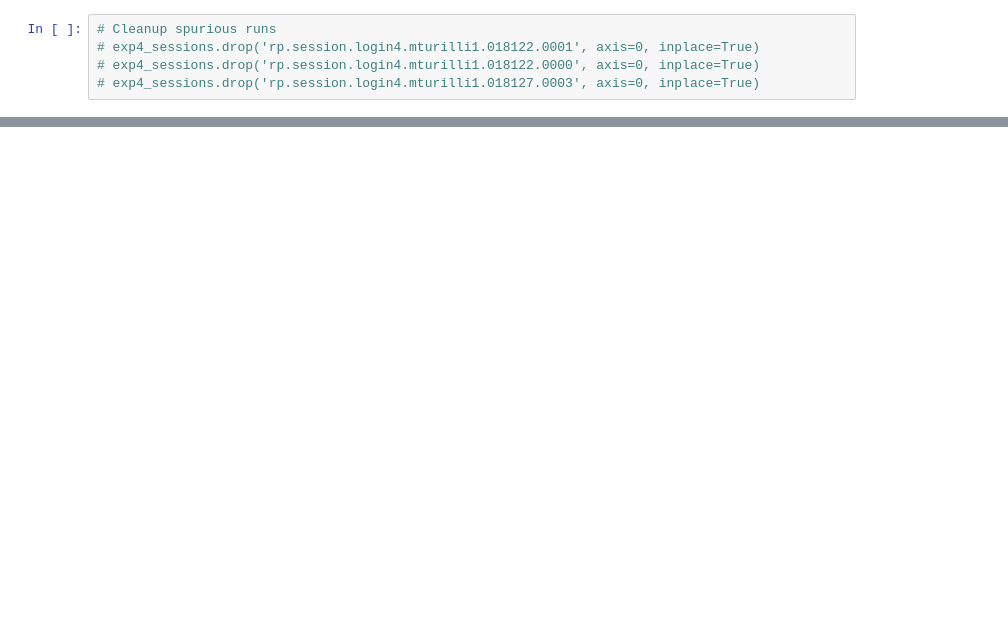
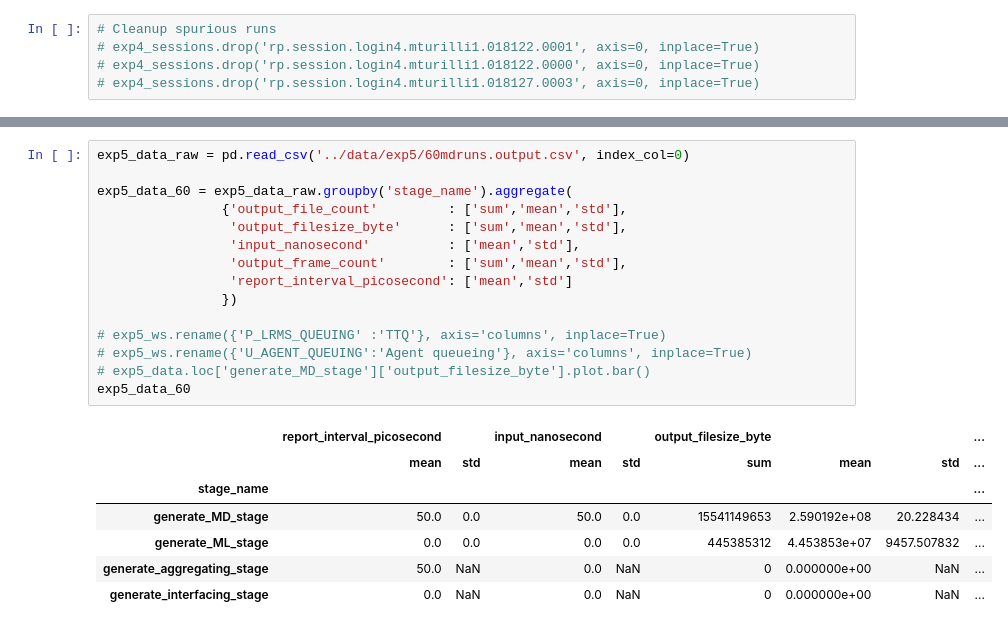
Before and after one commit to radical-experiments/deepdriveMD, a Jupyter notebook: analysis/overheads.ipynb, the cells around one changed output, grey strips where cells are left out. Cells and saved outputs as stored; diff of their text form; blank space fills up the shorter version.

```diff
--- a/analysis/overheads.ipynb
+++ b/analysis/overheads.ipynb
@@ -500,0 +247,23 @@ plt.savefig('figures/stage_ttx_entk_overhead.png', dpi=300, bbox_inches='tight')
+# %%
+exp5_data_raw = pd.read_csv('../data/exp5/60mdruns.output.csv', index_col=0)
+
+exp5_data_60 = exp5_data_raw.groupby('stage_name').aggregate(
+                {'output_file_count'         : ['sum','mean','std'],
+                 'output_filesize_byte'      : ['sum','mean','std'],
+                 'input_nanosecond'          : ['mean','std'],
+                 'output_frame_count'        : ['sum','mean','std'],
+                 'report_interval_picosecond': ['mean','std']
+                })
+
+# exp5_ws.rename({'P_LRMS_QUEUING' :'TTQ'}, axis='columns', inplace=True)
+# exp5_ws.rename({'U_AGENT_QUEUING':'Agent queueing'}, axis='columns', inplace=True)
+# exp5_data.loc['generate_MD_stage']['output_filesize_byte'].plot.bar()
+exp5_data_60
+# %% [output]
+|  | report_interval_picosecond |  | input_nanosecond |  | output_filesize_byte |  |  | ... |
+|  | mean | std | mean | std | sum | mean | std | ... |
+| stage_name |  |  |  |  |  |  |  | ... |
+| generate_MD_stage | 50.0 | 0.0 | 50.0 | 0.0 | 15541149653 | 2.590192e+08 | 20.228434 | ... |
+| generate_ML_stage | 0.0 | 0.0 | 0.0 | 0.0 | 445385312 | 4.453853e+07 | 9457.507832 | ... |
+| generate_aggregating_stage | 50.0 | NaN | 0.0 | NaN | 0 | 0.000000e+00 | NaN | ... |
+| generate_interfacing_stage | 0.0 | NaN | 0.0 | NaN | 0 | 0.000000e+00 | NaN | ... |
```
Also changed, not shown: parts of 33 cells of this notebook, 2 other files.
